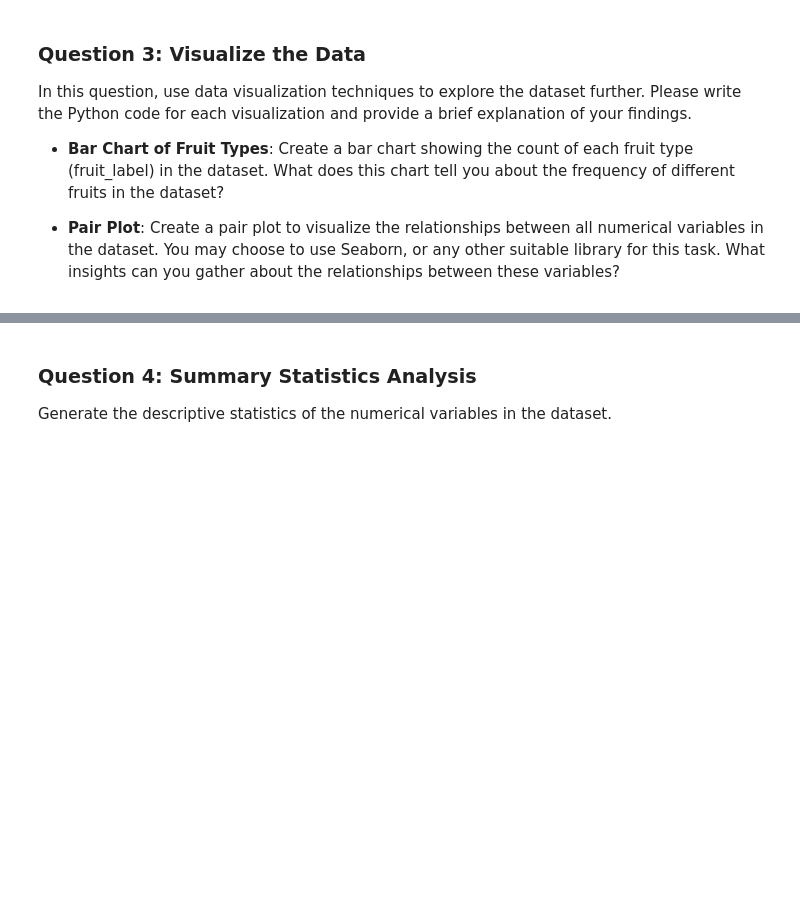
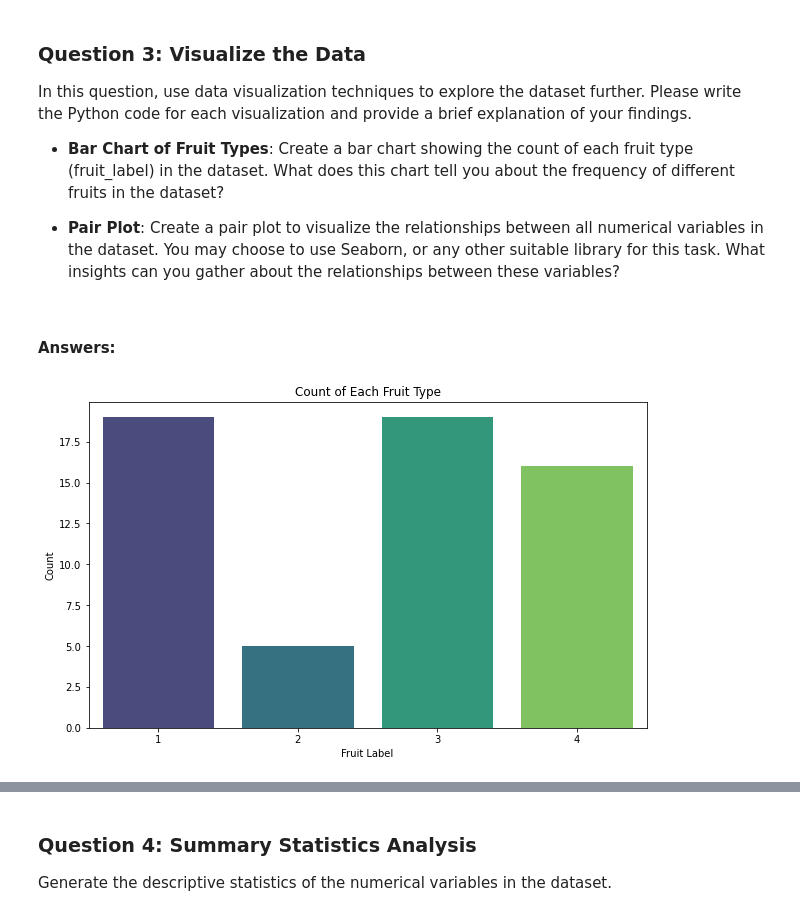
Before and after one commit to rian4693/ANA-540-Week-1, a Jupyter notebook: RianKurniawan_Assignment 1_ week1_2024S.ipynb, the cells around one changed output, grey strips where cells are left out. Saved outputs shown, nothing was run; the diff lists cells and outputs as text; code cells hidden in the pictures; blank space fills up the shorter version.

```diff
--- a/RianKurniawan_Assignment 1_ week1_2024S.ipynb
+++ b/RianKurniawan_Assignment 1_ week1_2024S.ipynb
@@ -60,3 +109,15 @@ In this question, use data visualization techniques to explore the dataset furth
 - **Bar Chart of Fruit Types**: Create a bar chart showing the count of each fruit type (fruit_label) in the dataset. What does this chart tell you about the frequency of different fruits in the dataset?
 
 - **Pair Plot**: Create a pair plot to visualize the relationships between all numerical variables in the dataset. You may choose to use Seaborn, or any other suitable library for this task. What insights can you gather about the relationships between these variables?
+# %% [markdown]
+#### Answers:
+# %%
+# Bar chart showing the count of each fruit type
+plt.figure(figsize=(10, 6))
+sns.countplot(x='fruit_label', data=df, palette='viridis')
+plt.title('Count of Each Fruit Type')
+plt.xlabel('Fruit Label')
+plt.ylabel('Count')
+plt.show()
+# %% [output]
+[figure, added]
```
Also changed, not shown: parts of 18 cells of this notebook.
